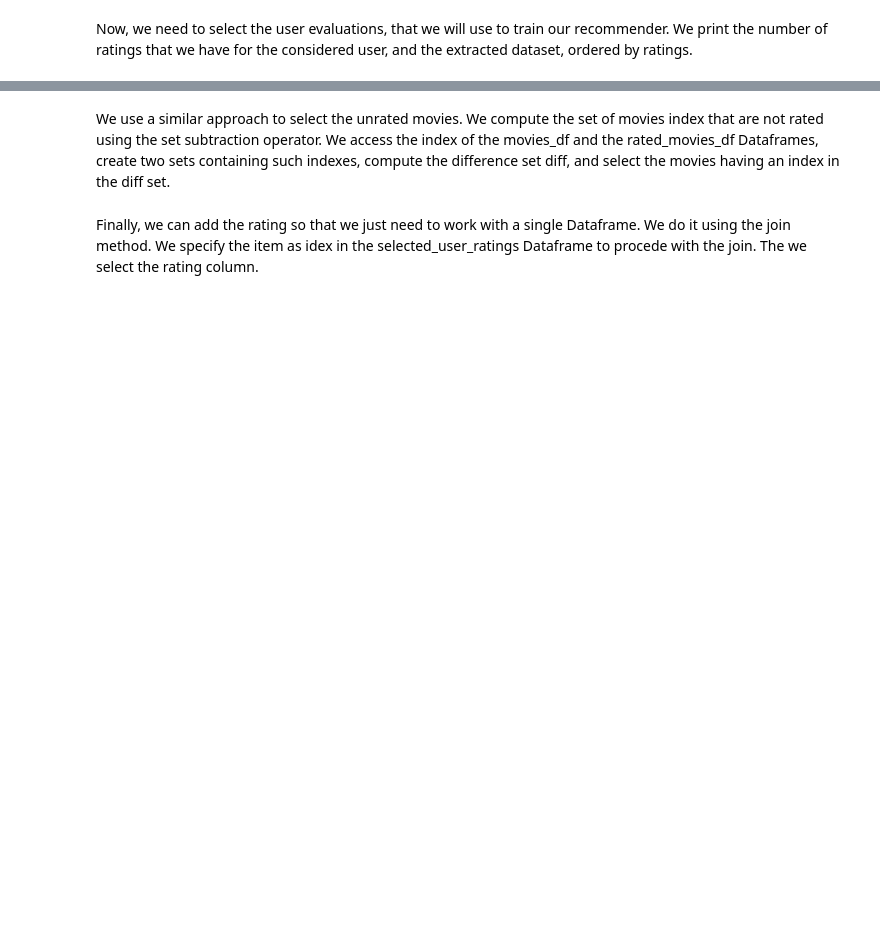
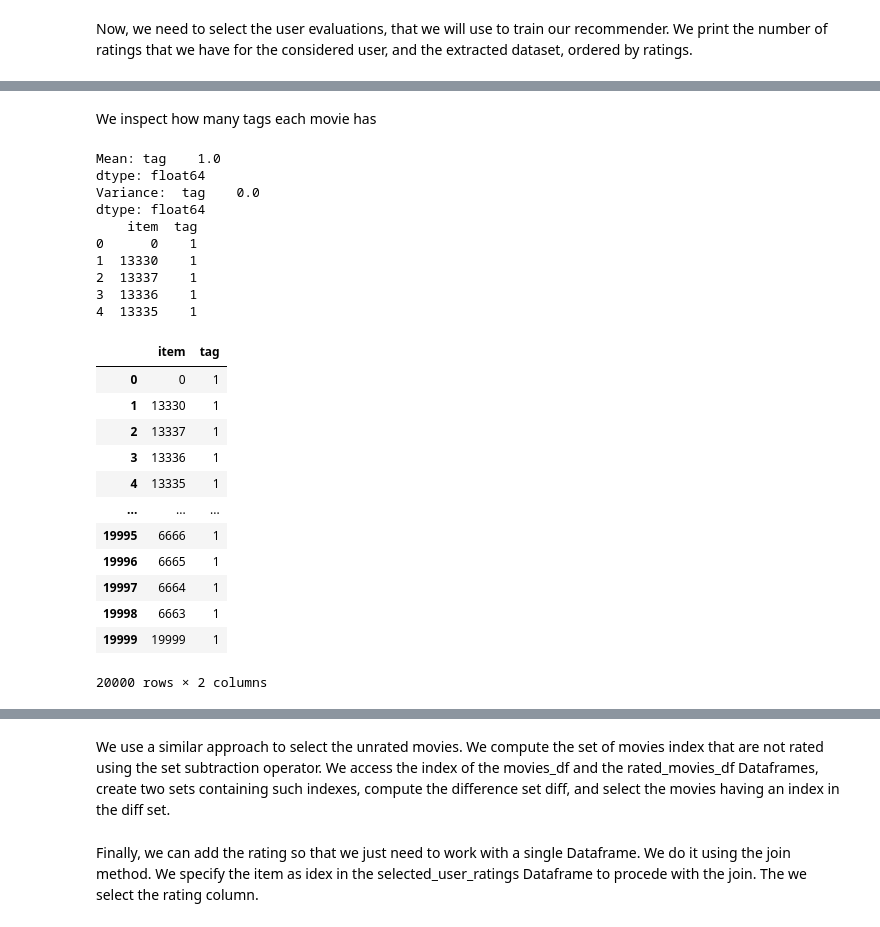
Before and after one commit to csotogd/Recommender-System-santa-claus, a Jupyter notebook: RS project.ipynb, the cells around one changed output, grey strips where cells are left out. Cells and saved outputs as stored; diff of their text form; code cells hidden in the pictures; blank space fills up the shorter version.

```diff
--- a/RS project.ipynb
+++ b/RS project.ipynb
@@ -186,0 +329,36 @@ display(rated_movies_df.head(10))
+# %% [markdown]
+We inspect how many tags each movie has
+# %%
+tags_df['item']= tags_df.index
+count_tags_per_movie_df = tags_df[['tag','item']].groupby(['item']).count()
+print('Mean:', count_tags_per_movie_df.mean())
+print('Variance: ', count_tags_per_movie_df.var())
+count_tags_per_movie_df = count_tags_per_movie_df.sort_values(by="tag", ascending=False).reset_index()
+print(count_tags_per_movie_df.head())
+#print(list(count_tags_df.index))
+display(count_tags_per_movie_df)
+#sns.displot(data=count_tags_df, x=list(count_tags_per_movie_df.index), y='tag')
+# %% [output]
+Mean: tag    1.0
+dtype: float64
+Variance:  tag    0.0
+dtype: float64
+    item  tag
+0      0    1
+1  13330    1
+2  13337    1
+3  13336    1
+4  13335    1
+|  | item | tag |
+| 0 | 0 | 1 |
+| 1 | 13330 | 1 |
+| 2 | 13337 | 1 |
+| 3 | 13336 | 1 |
+| 4 | 13335 | 1 |
+| ... | ... | ... |
+| 19995 | 6666 | 1 |
+| 19996 | 6665 | 1 |
+| 19997 | 6664 | 1 |
+| 19998 | 6663 | 1 |
+| 19999 | 19999 | 1 |
+20000 rows × 2 columns
```
Also changed, not shown: parts of 78 cells of this notebook.
